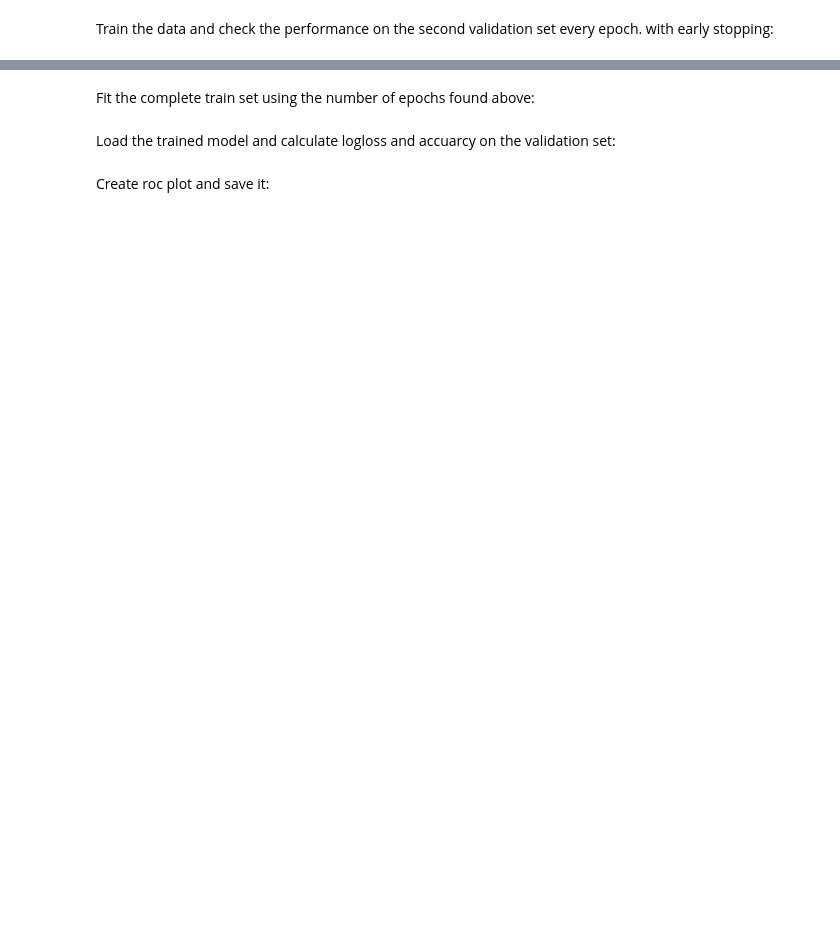
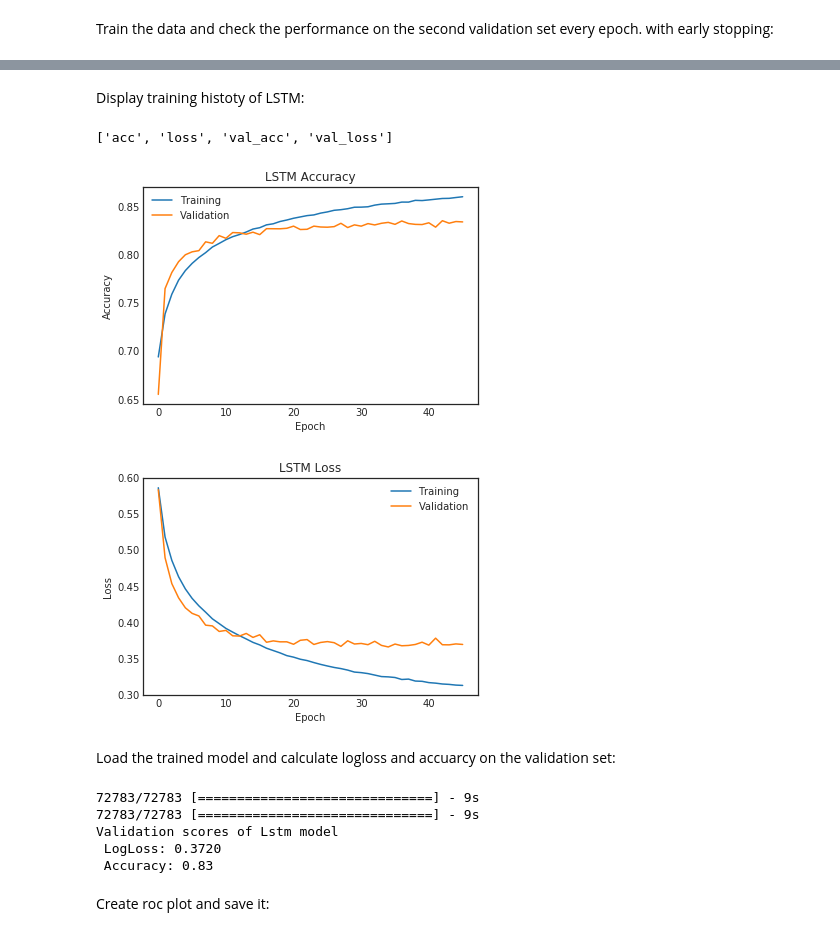
Before and after one commit to schorlem/capstone_project, a Jupyter notebook: notebooks/train_lstm-01-als.ipynb, the cells around one changed output, grey strips where cells are left out. Saved outputs shown, nothing was run; the diff lists cells and outputs as text; code cells hidden in the pictures; blank space fills up the shorter version.

Commit message:
Finished training of lstm

```diff
--- a/notebooks/train_lstm-01-als.ipynb
+++ b/notebooks/train_lstm-01-als.ipynb
@@ -170,19 +144,14 @@ Set the parameters of the lstm, create the emebedding matrix and create a keras
 batch_size = 2048
 nn_parameters = {"max_sequence_length": MAX_SEQUENCE_LENGTH,
                  "num_lstm": 230,
-                 "dropout_lstm": 0.3,
+                 "dropout_lstm": 0.35,
                  "num_dense": 128,
-                 "dropout_dense": 0.3}
+                 "dropout_dense": 0.35}
 
 stamp = "{}_{:.2f}_{}_{:.2f}".format(nn_parameters["num_lstm"],
                                     nn_parameters["dropout_lstm"],
                                     nn_parameters["num_dense"],
                                     nn_parameters["dropout_dense"])
-
-embedding_matrix = neural_nets.create_embedding_matrix(vec_model=word2vec_model,
-                                                       embedding_dim=EMBEDDING_DIM,
-                                                       word_index=word_index,
-                                                       number_words=number_words)
 
 model = neural_nets.create_lstm(embedding_matrix=embedding_matrix,
                                 embedding_dim=EMBEDDING_DIM,
@@ -213,10 +182,8 @@ ________________________________________________________________________________
 # %% [markdown]
 Train the data and check the performance on the second validation set every epoch. with early stopping:
 # %%
-# See https://www.kaggle.com/lystdo/lstm-with-word2vec-embeddings
-
-
-early_stopping = EarlyStopping(monitor='val_loss', patience=3)
+#Credit: https://www.kaggle.com/lystdo/lstm-with-word2vec-embeddings
+early_stopping = EarlyStopping(monitor='val_loss', patience=10)
 best_model_path = "../output/models/lstm_val_epochs_" + stamp + '.h5'
 model_checkpoint = ModelCheckpoint(best_model_path, save_best_only=True, save_weights_only=True)
 
@@ -245,2 +211,0 @@ Epoch 27/200
-# %% [markdown]
-Fit the complete train set using the number of epochs found above:
@@ -251,15 +212,56 @@ Fit the complete train set using the number of epochs found above:
+# %% [markdown]
+Display training histoty of LSTM:
+# %%
+# Credit: http://machinelearningmastery.com/display-deep-learning-model-training-history-in-keras/
+import matplotlib.pyplot as plt
+plt.style.use("seaborn-white")
+
+# list all data in history
+print(hist.history.keys())
+
+# summarize history for accuracy
+plt.plot(hist.history['acc'])
+plt.plot(hist.history['val_acc'])
+plt.title('LSTM Accuracy')
+plt.ylabel('Accuracy')
+plt.xlabel('Epoch')
+plt.legend(['Training', 'Validation'], loc='upper left')
+plt.savefig("../output/figures/lstm_hist_acc_plot.png")
+plt.show()
+
+# summarize history for loss
+plt.plot(hist.history['loss'])
+plt.plot(hist.history['val_loss'])
+plt.title('LSTM Loss')
+plt.ylabel('Loss')
+plt.xlabel('Epoch')
+plt.legend(['Training', 'Validation'], loc='upper right')
+plt.savefig("../output/figures/lstm_hist_loss_plot.png")
+plt.show()
+# %% [output]
+['acc', 'loss', 'val_acc', 'val_loss']
+[figure, added]
+[figure, added]
 # %% [markdown]
 Load the trained model and calculate logloss and accuarcy on the validation set:
 # %%
-%model = load_model(model_path)
-
+model.load_weights(best_model_path)
 predictions = model.predict([q1_val_data, q2_val_data], batch_size=batch_size, verbose=1)
 predictions += model.predict([q2_val_data, q1_val_data], batch_size=batch_size, verbose=1)
 predictions /= 2
 
-loss = log_loss(val_y, predictions)
-acc = accuracy_score(val_y, np.rint(predictions))
+# Quick fix: Log loss returns nan if any of the predictions are very confident(==1.)
+predictions[predictions == 1] = 0.9999999
+
+loss = log_loss(val_labels, predictions)
+acc = accuracy_score(val_labels, np.rint(predictions))
 
 print "Validation scores of Lstm model\n LogLoss: {:.4f}\n Accuracy: {:.2f} ".format(loss, acc)
+# %% [output]
+72783/72783 [==============================] - 9s
+72783/72783 [==============================] - 9s
+Validation scores of Lstm model
+ LogLoss: 0.3720
+ Accuracy: 0.83
 # %% [markdown]
 Create roc plot and save it:
```
Also changed, not shown: parts of 21 cells of this notebook.
